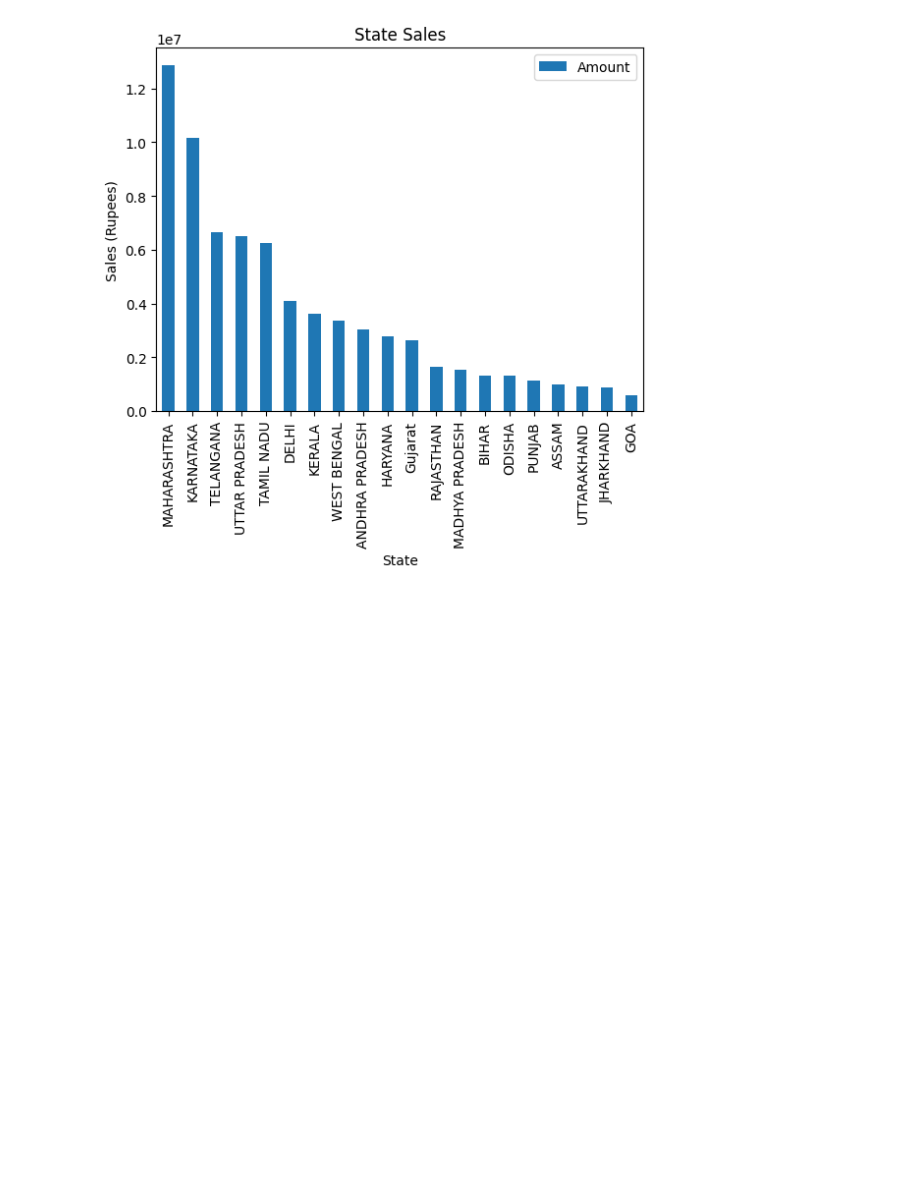
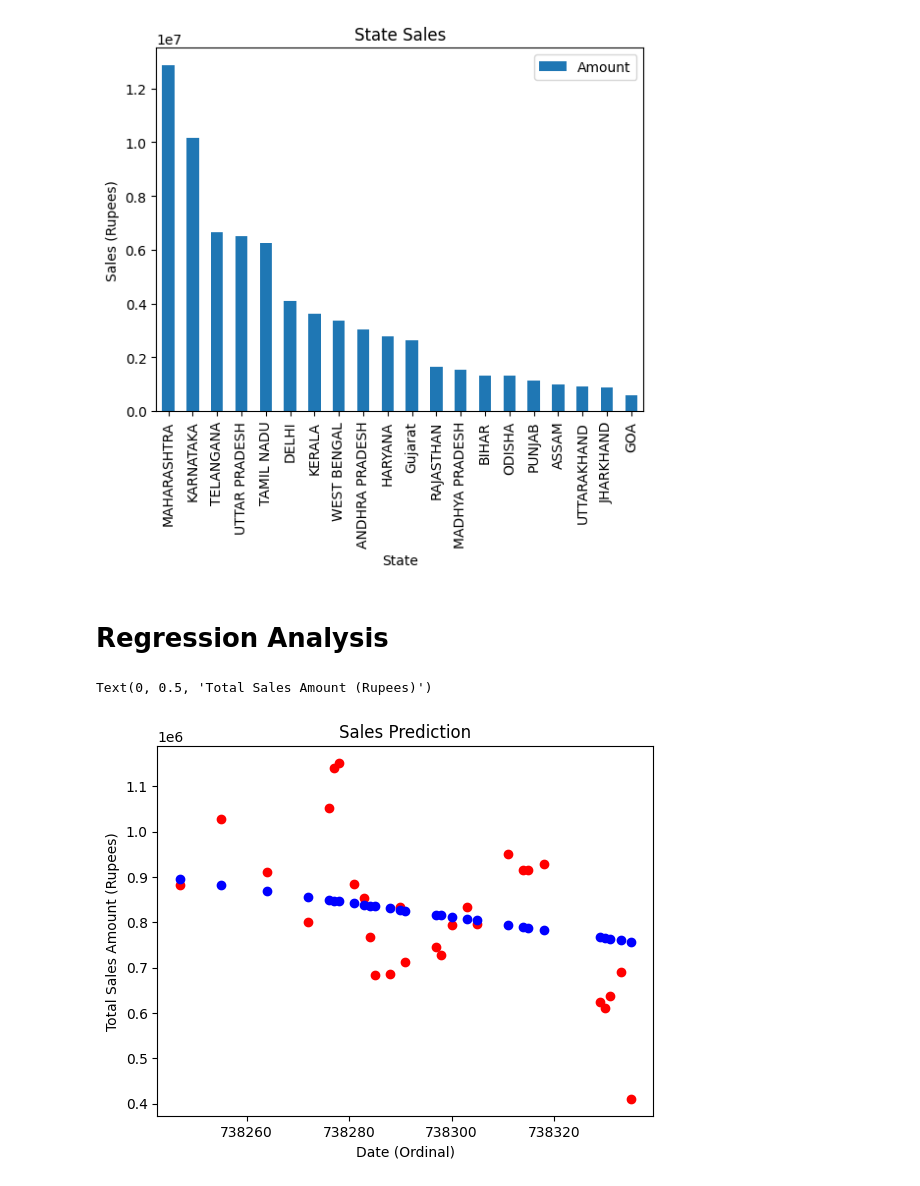
Before and after one commit to khangwen/data-analysis-project, a Jupyter notebook: notebooks/sales_analysis.ipynb, the cells around one changed output. Cells and saved outputs as stored; diff of their text form; code cells hidden in the pictures; blank space fills up the shorter version.

Commit message:
regression analysis done

```diff
--- a/notebooks/sales_analysis.ipynb
+++ b/notebooks/sales_analysis.ipynb
@@ -141,9 +141,9 @@ Date
 # df_test = df_test[df.Qty != 0] # seems to be accounted for in csv
 df_test = df2[['Date', 'Amount']]
 
-monthly_sales = df_test.resample('D', on='Date').sum()
-print(monthly_sales)
-monthly_sales.plot(kind='line', y='Amount', legend=True)
+daily_sales = df_test.resample('D', on='Date').sum()
+daily_sales
+daily_sales.plot(kind='line', y='Amount', legend=True)
 plt.title('Daily Sales')
 plt.xlabel('Date')
 plt.ylabel('Total Sales Amount (Rupees)')
@@ -225,3 +210,26 @@ plt.savefig('../reports/figures/state_sales.png', bbox_inches='tight')
 plt.show()
 # %% [output]
 [figure]
+# %% [markdown]
+# Regression Analysis
+# %%
+daily_sales['Ordinal'] = daily_sales.index
+daily_sales['Ordinal'] = daily_sales['Ordinal'].apply(lambda x: x.toordinal())
+X = daily_sales['Ordinal'].values
+y = daily_sales['Amount'].values
+
+from sklearn.model_selection import train_test_split
+X_train, X_test, y_train, y_test = train_test_split(X, y, test_size = 0.3, random_state = 1)
+
+from sklearn.linear_model import LinearRegression
+lin_reg = LinearRegression()
+lin_reg.fit(X_train.reshape(-1, 1), y_train)
+
+plt.scatter(X_test, y_test, color = 'red')
+plt.scatter(X_test, lin_reg.predict(X_test.reshape(-1, 1)), color= 'blue')
+plt.title('Sales Prediction')
+plt.xlabel('Date (Ordinal)')
+plt.ylabel('Total Sales Amount (Rupees)')
+# %% [output]
+Text(0, 0.5, 'Total Sales Amount (Rupees)')
+[figure, added]
```
Also changed, not shown: parts of 5 cells of this notebook, 2 other files.
